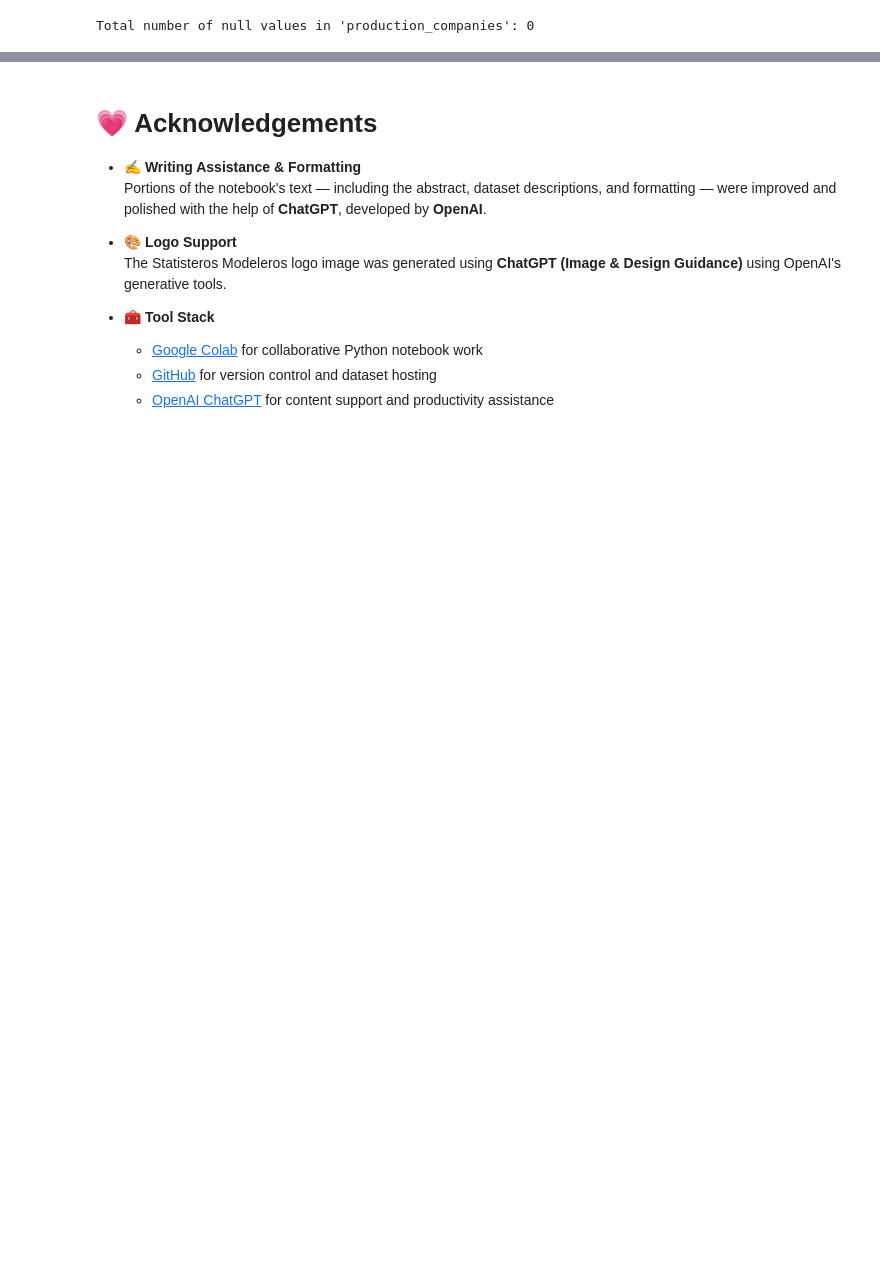
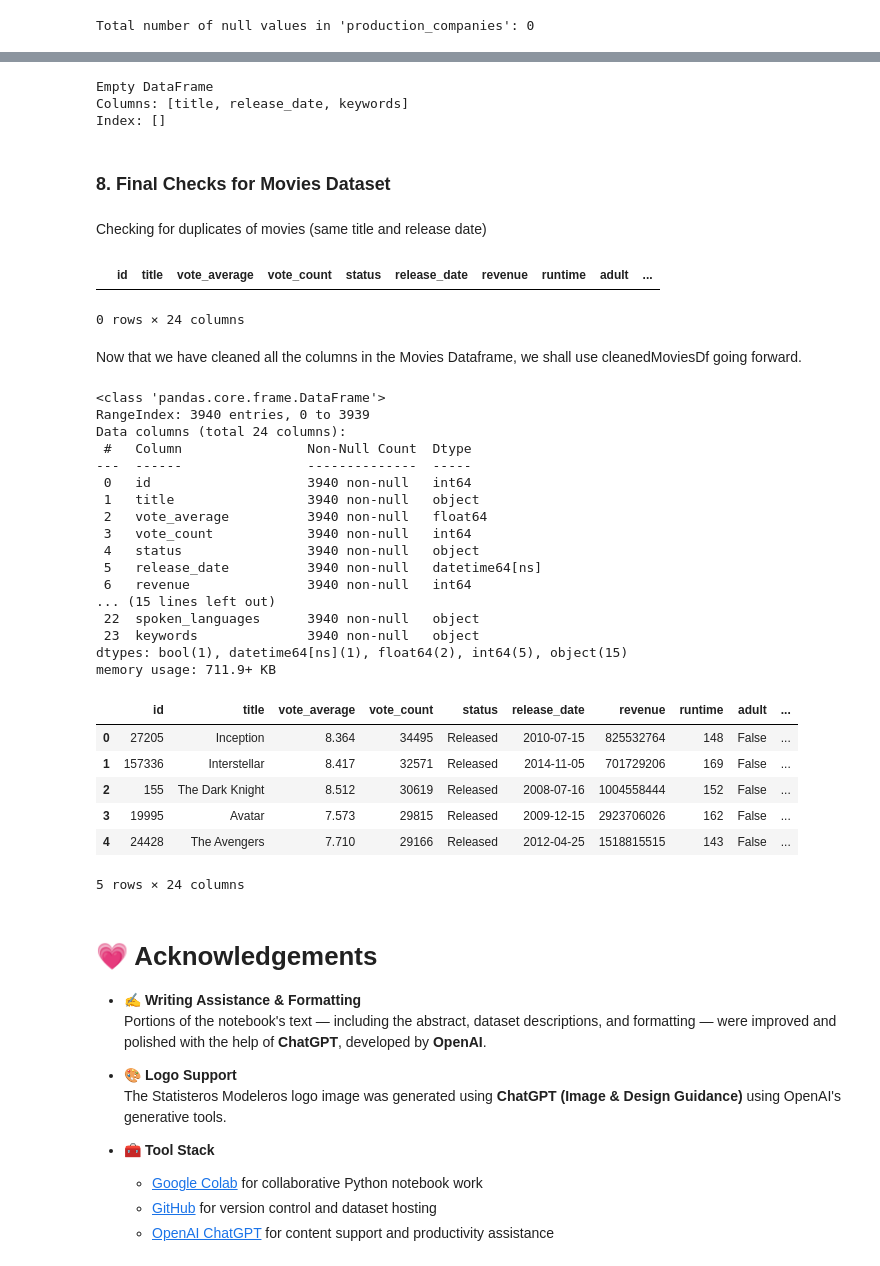
Before and after one commit to carloscailao/CSMODEL, a Jupyter notebook: notebook.ipynb, the cells around one changed output, grey strips where cells are left out. Saved outputs shown, nothing was run; the diff lists cells and outputs as text; code cells hidden in the pictures; blank space fills up the shorter version.

Commit message:
Data cleaning done. Ready for EDA

```diff
--- a/notebook.ipynb
+++ b/notebook.ipynb
@@ -389,0 +439,6 @@ Total number of null values in 'production_companies': 0
+# %%
+# Replace null entry in 'spoken_languages' column for row 1827
+cleanedMoviesDf.loc[1827, 'spoken_languages'] = 'English'
+
+# Print both 'spoken_languages' and 'title' for row 1827
+print(f"Spoken Languages: {cleanedMoviesDf.loc[1827, 'spoken_languages']}, Title: {cleanedMoviesDf.loc[1827, 'title']}")
@@ -389,0 +449,6 @@ Total number of null values in 'production_companies': 0
+# %%
+# Replace null entry in 'spoken_languages' column for row 2833
+cleanedMoviesDf.loc[2833, 'spoken_languages'] = 'English'
+
+# Print both 'spoken_languages' and 'title' for row 2833
+print(f"Spoken Languages: {cleanedMoviesDf.loc[2833, 'spoken_languages']}, Title: {cleanedMoviesDf.loc[2833, 'title']}")
@@ -389,0 +459,6 @@ Total number of null values in 'production_companies': 0
+# %%
+# Replace null entry in 'spoken_languages' column for row 3111
+cleanedMoviesDf.loc[3111, 'spoken_languages'] = 'English, Spanish'
+
+# Print both 'spoken_languages' and 'title' for row 3111
+print(f"Spoken Languages: {cleanedMoviesDf.loc[3111, 'spoken_languages']}, Title: {cleanedMoviesDf.loc[3111, 'title']}")
@@ -390,3 +491,51 @@ Total number of null values in 'production_companies': 0
+# %%
+# Replace null entries in 'keywords' column with an empty string
+cleanedMoviesDf['keywords'] = cleanedMoviesDf['keywords'].fillna('')
+
+print(cleanedMoviesDf[cleanedMoviesDf['keywords'].isna()][['title', 'release_date', 'keywords']])
+# %% [output]
+Empty DataFrame
+Columns: [title, release_date, keywords]
+Index: []
+# %% [markdown]
+### 8. Final Checks for Movies Dataset
+# %% [markdown]
+Checking for duplicates of movies (same title and release date)
+# %%
+cleanedMoviesDf[cleanedMoviesDf.duplicated(subset=['title', 'release_date'], keep=False)]
+# %% [output]
+|  | id | title | vote_average | vote_count | status | release_date | revenue | runtime | adult | ... |
+0 rows × 24 columns
+# %% [markdown]
+Now that we have cleaned all the columns in the Movies Dataframe, we shall use cleanedMoviesDf going forward.
+# %%
+cleanedMoviesDf.info()
+cleanedMoviesDf.head()
+# %% [output]
+<class 'pandas.core.frame.DataFrame'>
+RangeIndex: 3940 entries, 0 to 3939
+Data columns (total 24 columns):
+ #   Column                Non-Null Count  Dtype
+---  ------                --------------  -----
+ 0   id                    3940 non-null   int64
+ 1   title                 3940 non-null   object
+ 2   vote_average          3940 non-null   float64
+ 3   vote_count            3940 non-null   int64
+ 4   status                3940 non-null   object
+ 5   release_date          3940 non-null   datetime64[ns]
+ 6   revenue               3940 non-null   int64
+... (15 lines left out)
+ 22  spoken_languages      3940 non-null   object
+ 23  keywords              3940 non-null   object
+dtypes: bool(1), datetime64[ns](1), float64(2), int64(5), object(15)
+memory usage: 711.9+ KB
+|  | id | title | vote_average | vote_count | status | release_date | revenue | runtime | adult | ... |
+| 0 | 27205 | Inception | 8.364 | 34495 | Released | 2010-07-15 | 825532764 | 148 | False | ... |
+| 1 | 157336 | Interstellar | 8.417 | 32571 | Released | 2014-11-05 | 701729206 | 169 | False | ... |
+| 2 | 155 | The Dark Knight | 8.512 | 30619 | Released | 2008-07-16 | 1004558444 | 152 | False | ... |
+| 3 | 19995 | Avatar | 7.573 | 29815 | Released | 2009-12-15 | 2923706026 | 162 | False | ... |
+| 4 | 24428 | The Avengers | 7.710 | 29166 | Released | 2012-04-25 | 1518815515 | 143 | False | ... |
+5 rows × 24 columns
 # %% [markdown]
 # 💗 Acknowledgements
 
```
Also changed, not shown: parts of 34 cells of this notebook.
